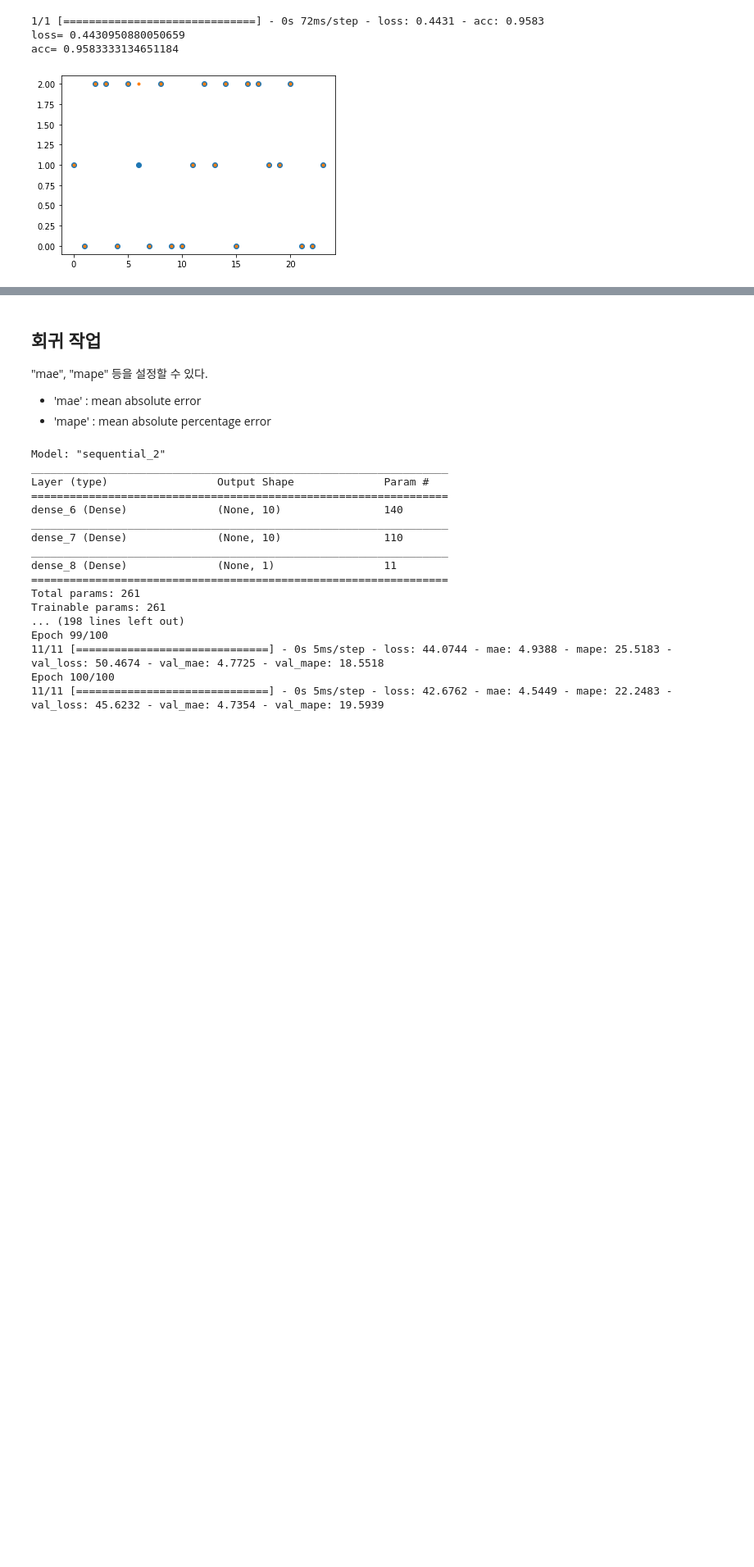
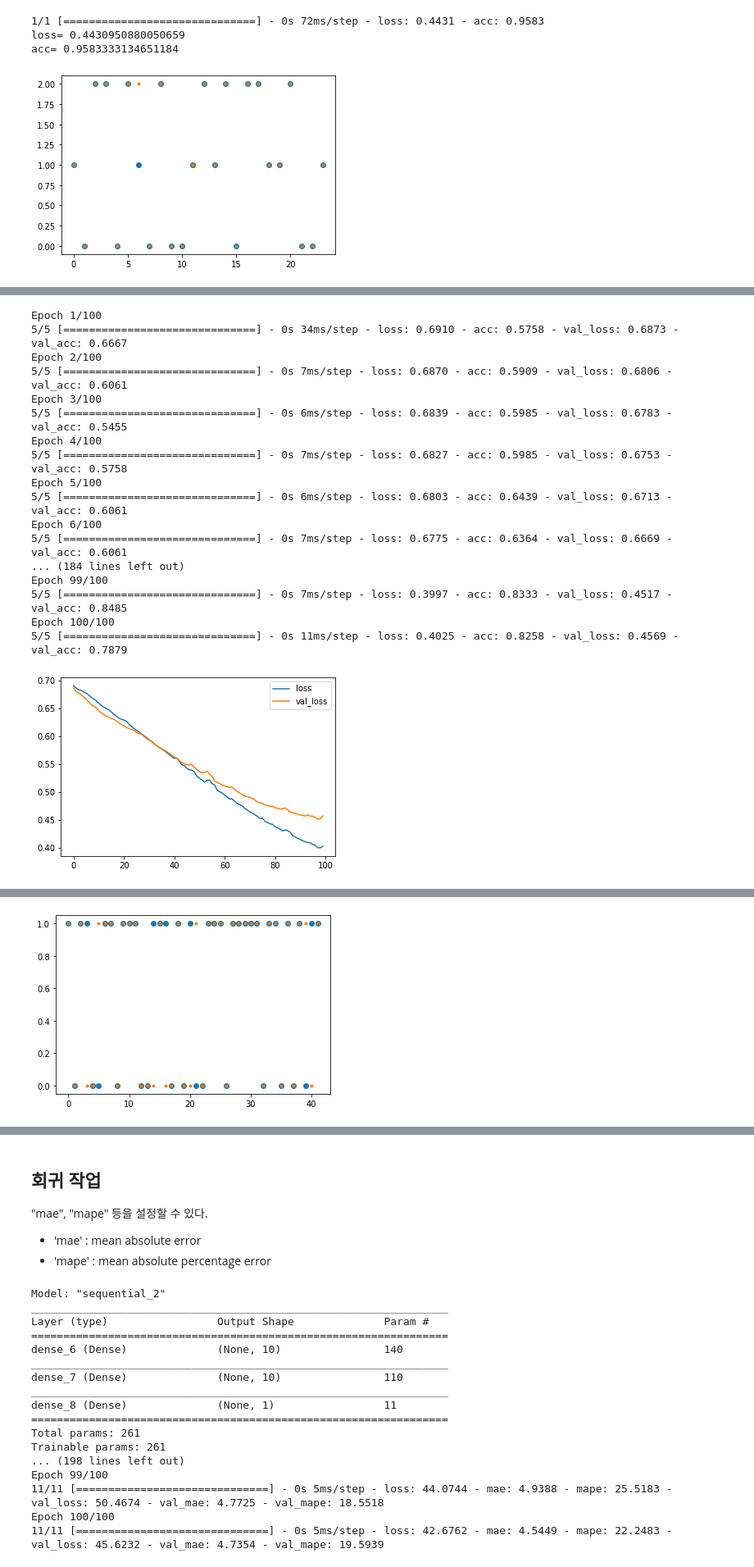
Before and after one commit to dhrim/keras_howto_2021, a Jupyter notebook: class3/base_model_configuration.ipynb, the cells around one changed output, grey strips where cells are left out. Shown at 82% size. Drawn from its saved outputs; the diff is of its cells as text; code cells hidden in the pictures; blank space fills up the shorter version.

```diff
--- a/class3/base_model_configuration.ipynb
+++ b/class3/base_model_configuration.ipynb
@@ -189,0 +237,2 @@ acc= 0.9583333134651184
+# %%
+(train_x, train_y), (test_x, test_y) = load_sonar_data()
@@ -189,0 +256,59 @@ acc= 0.9583333134651184
+# %%
+# 모델 정의
+model = keras.Sequential()
+model.add(Input(60))
+model.add(Dense(10, activation='relu'))
+model.add(Dense(10, activation='relu'))
+# model.add(Dense(3, activation="softmax"))
+model.add(Dense(1, activation="sigmoid")) # 출력 노드는 1개, activation은 "sigmoid"
+
+
+# 모델 컴파일
+# model.compile(optimizer="Adam", loss="sparse_categorical_crossentropy", metrics=["acc"])
+model.compile(optimizer="Adam", loss="binary_crossentropy", metrics=["acc"])
+
+
+# 모델 학습
+history = model.fit(train_x, train_y, epochs=100, batch_size=32, validation_split=0.2)
+
+
+# 학습 로스 보기
+plt.plot(history.history['loss'], label="loss")
+plt.plot(history.history['val_loss'], label="val_loss")
+plt.legend()
+plt.show()
+
+
+# 평가
+loss, acc = model.evaluate(test_x, test_y)
+print("loss=", loss)
+print("acc=", acc)
+
+
+# 예측
+y_ = model.predict(test_x)
+predicted = (y_>0.5).astype(np.int)
+
+# 예측 결과 보기
+plt.plot(test_y, "o")
+plt.plot(predicted, ".")
+plt.show()
+# %% [output]
+Epoch 1/100
+5/5 [==============================] - 0s 34ms/step - loss: 0.6910 - acc: 0.5758 - val_loss: 0.6873 - val_acc: 0.6667
+Epoch 2/100
+5/5 [==============================] - 0s 7ms/step - loss: 0.6870 - acc: 0.5909 - val_loss: 0.6806 - val_acc: 0.6061
+Epoch 3/100
+5/5 [==============================] - 0s 6ms/step - loss: 0.6839 - acc: 0.5985 - val_loss: 0.6783 - val_acc: 0.5455
+Epoch 4/100
+5/5 [==============================] - 0s 7ms/step - loss: 0.6827 - acc: 0.5985 - val_loss: 0.6753 - val_acc: 0.5758
+Epoch 5/100
+5/5 [==============================] - 0s 6ms/step - loss: 0.6803 - acc: 0.6439 - val_loss: 0.6713 - val_acc: 0.6061
+Epoch 6/100
+5/5 [==============================] - 0s 7ms/step - loss: 0.6775 - acc: 0.6364 - val_loss: 0.6669 - val_acc: 0.6061
+... (184 lines left out)
+Epoch 99/100
+5/5 [==============================] - 0s 7ms/step - loss: 0.3997 - acc: 0.8333 - val_loss: 0.4517 - val_acc: 0.8485
+Epoch 100/100
+5/5 [==============================] - 0s 11ms/step - loss: 0.4025 - acc: 0.8258 - val_loss: 0.4569 - val_acc: 0.7879
+[figure, added]
@@ -190 +318,2 @@ acc= 0.9583333134651184
+[figure, added]
 # %% [markdown]
```
Also changed, not shown: parts of 14 cells of this notebook.
